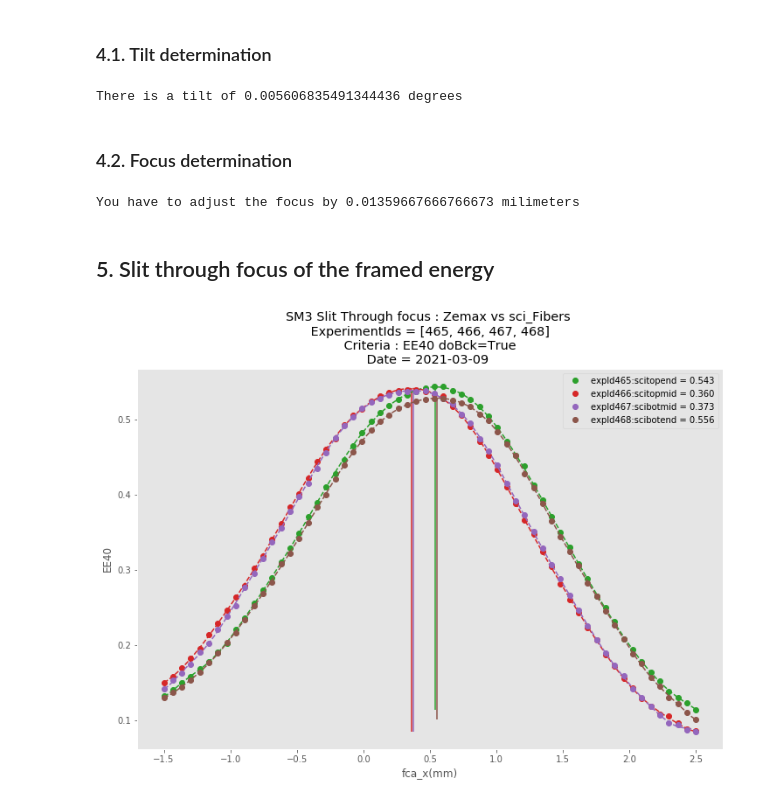
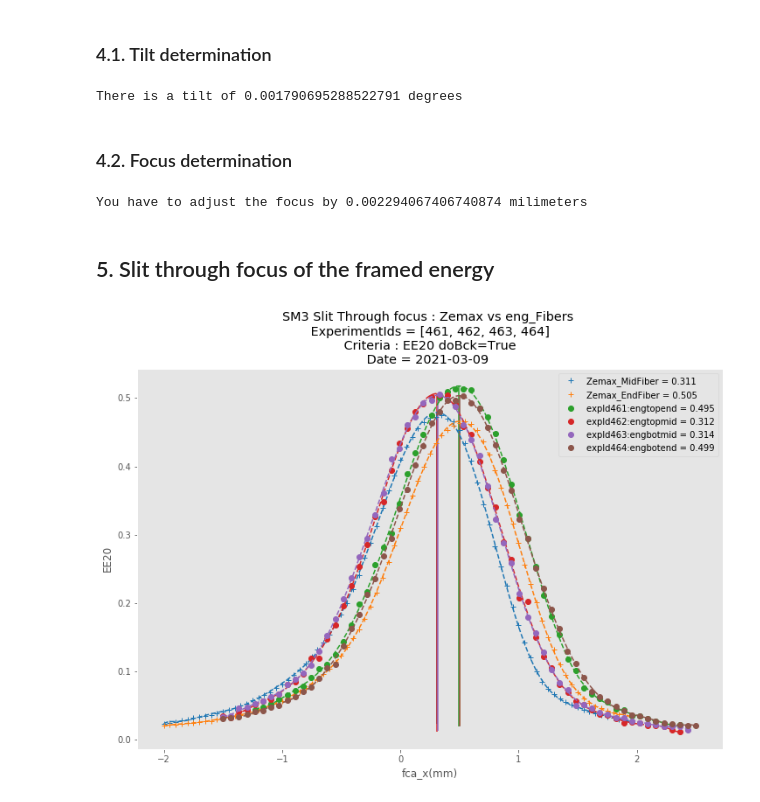
Before and after one commit to Subaru-PFS/dev_sps_analysis, a Jupyter notebook: notebooks/optical/SlitAlignment/SM3/SM3_Slit_Alignement.ipynb, the cells around one changed output. Cells and saved outputs as stored; diff of their text form; code cells hidden in the pictures.

Commit message:
SM3 slit through focus : engineering fibers after the first correction

```diff
--- a/notebooks/optical/SlitAlignment/SM3/SM3_Slit_Alignement.ipynb
+++ b/notebooks/optical/SlitAlignment/SM3/SM3_Slit_Alignement.ipynb
@@ -94,10 +94,10 @@ The only parameters needed is the experimentIds that match your data acquisition
 #experimentIds = [447,448,449,450]     # Ids needed for the slit through focus analysis
 
 # Second analysis on engineering fibers : after the first correction
-#experimentIds = [461,462,463,464]     # Ids needed for the slit through focus analysis
+experimentIds = [461,462,463,464]     # Ids needed for the slit through focus analysis
 
 # Analysis on scientific fibers to confirm the correction
-experimentIds = [465,466,467,468]     # Ids needed for the slit through focus analysis
+#experimentIds = [465,466,467,468]     # Ids needed for the slit through focus analysis
 # %%
 com           = True                  #
 doBck         = True                  #
@@ -121,7 +121,7 @@ vline = True
 plotModel = True
 index = 'fca_x'
 # %%
-criteria = 'EE40'
+criteria = 'EE20'
 EE = 20
 if criteria == 'EE40' :
     EE      = 40
@@ -214,7 +223,7 @@ cube = pd.concat(dfs)
 ## 3.Compiling the focus Model
 # %%
 if doNeighborFilter :
-    cube2 = imeas.neighbor_outlier_filter(cube,"EE40",thres_neighbor, absolute=True)
+    cube2 = imeas.neighbor_outlier_filter(cube,"EE20",thres_neighbor, absolute=True)
 # %%
 def fitFocusData(cube, corrector=False, doPlot=False, index='fca_x', criteria = 'EE20'):
     thfoc_data = []
@@ -247,5 +256,5 @@ def fitFocusData(cube, corrector=False, doPlot=False, index='fca_x', criteria =
 
     return thfoc_data
 # %%
-thfocModel= fitFocusData(cube2[cube2.EE40_nbh_flag], corrector=False, doPlot=True, criteria = criteria)
+thfocModel= fitFocusData(cube2[cube2.EE20_nbh_flag], corrector=False, doPlot=True, criteria = criteria)
 # %% [output]
@@ -288,14 +297,14 @@ angle_degre=(angle*180)/(np.pi)
 
 print("There is a tilt of",angle_degre, "degrees")
 # %% [output]
-There is a tilt of 0.005606835491344436 degrees
+There is a tilt of 0.001790695288522791 degrees
 # %% [markdown]
 ### 4.2. Focus determination
 # %%
 [focus_adjustment] = focusModel.fca_x[focusModel.fiber.str.match('\w{3}botmid')==True].values - focusModel.fca_x[focusModel.fiber.str.match('\w{3}topmid')==True].values
 print("You have to adjust the focus by",focus_adjustment, "milimeters")
 # %% [output]
-You have to adjust the focus by 0.01359667666766673 milimeters
+You have to adjust the focus by 0.002294067406740874 milimeters
 # %% [markdown]
 ## 5. Slit through focus of the framed energy
 # %%
@@ -311,35 +320,35 @@ if criteria == 'EE20' and plotModel:
 
     ax1.plot(zemaxData.Slitdefocus, zemaxData.ExtremeFiber, '+', color=colors[1], label='Zemax_EndFiber = %.3f' % zemaxEndFit.focus)
     ax1.plot(zemaxEndFit.x, zemaxEndFit.y, '--', color=colors[1])
     if vline:
         ax1.vlines(color=colors[1], **zemaxEndFit.vline)
 
-for experimentId, df in cube2[cube2.EE40_nbh_flag].groupby('experimentId'):
+for experimentId, df in cube2[cube2.EE20_nbh_flag].groupby('experimentId'):
     fit = thfocModel.query("experimentId==%d"%(experimentId))
     focus = focusModel.query("experimentId==%d and criteria=='%s'"%(experimentId, criteria))
 
     ax1.plot(df[index], df[criteria], 'o', color=colors[j],
              #label='expId%d = %.3f' % (experimentId, experiments.fiber[experimentId]))
              label='expId%d:%s = %.3f' % (experimentId, experiments.fiber[experimentId], focus[index]))
 
     ax1.plot(fit[index], fit[criteria], '--', color=colors[j])
 
     if vline:
         ax1.vlines(x=focus[index], ymin=fit[criteria].min(), ymax = fit[criteria].max(), color=colors[j])
     j+=1
 
 
 lns = [line for i, line in enumerate(ax1.get_lines()) if not i % 2]
 labs = [line.get_label() for line in lns]
 
 ax1.legend(lns, labs)
 ax1.set_xlabel('%s(mm)'%index)
 ax1.set_ylabel(criteria)
 
 plt.title('%s Slit Through focus : Zemax vs %s_Fibers \n ExperimentIds = %s \n Criteria : %s doBck=%s \n Date = %s  ' %(imgPath[26:29],str(focusModel.fiber[0][:3]),experimentIds,criteria,doBck,datetime.date.today()))
 plt.grid()
 # %% [output]
-[figure, old version]
+[figure, new version]
 # %%
 if doSave :
     fig.savefig(imgPath+f"Slit_Through_focus_SM{smId}_{focusModel.fiber[0][:3]}_Exp{experimentIds}_{datetime.date.today()}.png")
```
Also changed, not shown: parts of 2 cells of this notebook.
